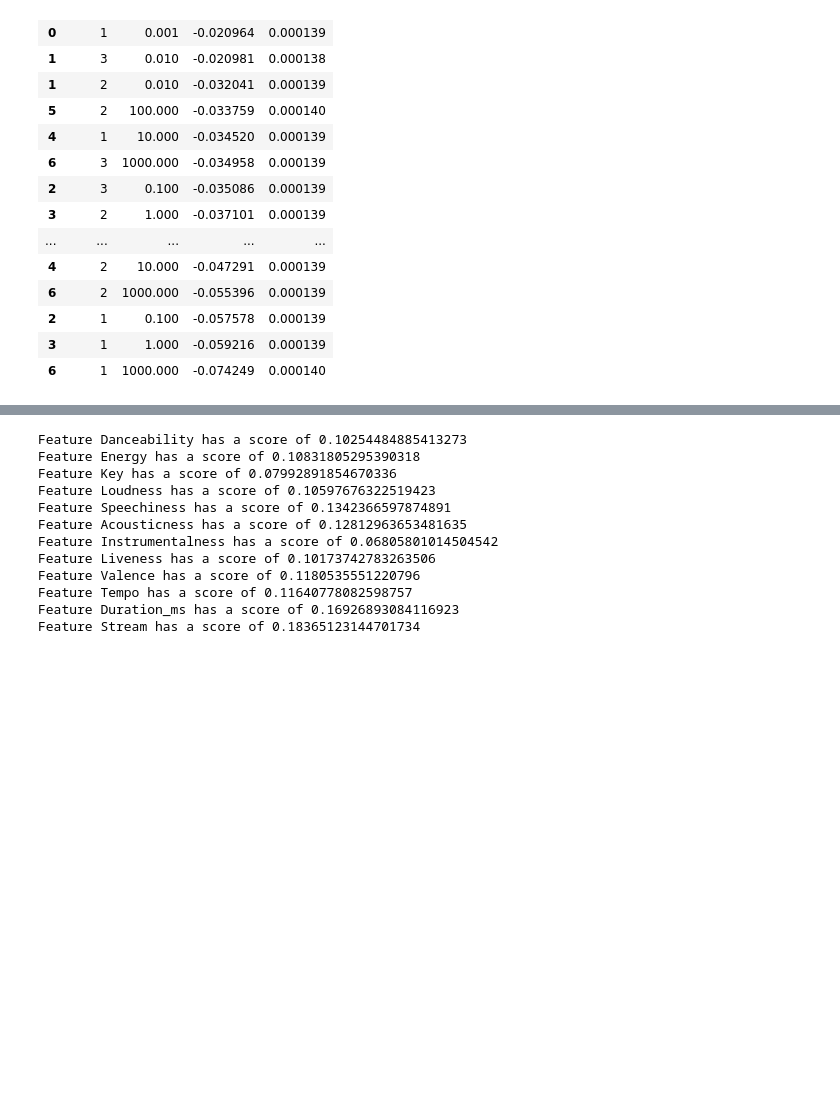
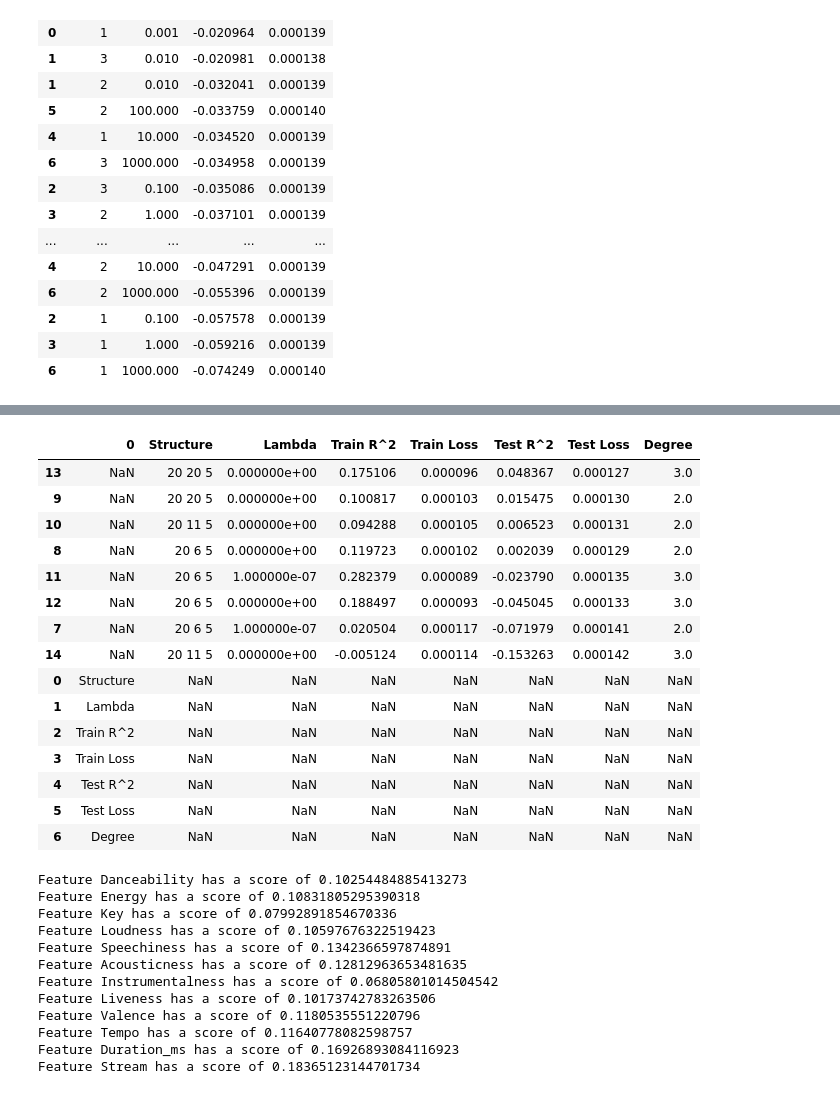
Before and after one commit to NickyDCFP/Machine-Learning-4563-Final-Project, a Jupyter notebook: keras.ipynb, the cells around one changed output, grey strips where cells are left out. Cells and saved outputs as stored; diff of their text form; code cells hidden in the pictures; blank space fills up the shorter version.

```diff
--- a/keras.ipynb
+++ b/keras.ipynb
@@ -548,0 +633,21 @@ display(test_df)
+# %%
+t = res[res['Degree'] != 'NaN'].sort_values(by='Test R^2', ascending=False)
+t['Degree'] += 2
+display(t)
+# %% [output]
+|  | 0 | Structure | Lambda | Train R^2 | Train Loss | Test R^2 | Test Loss | Degree |
+| 13 | NaN | 20 20 5 | 0.000000e+00 | 0.175106 | 0.000096 | 0.048367 | 0.000127 | 3.0 |
+| 9 | NaN | 20 20 5 | 0.000000e+00 | 0.100817 | 0.000103 | 0.015475 | 0.000130 | 2.0 |
+| 10 | NaN | 20 11 5 | 0.000000e+00 | 0.094288 | 0.000105 | 0.006523 | 0.000131 | 2.0 |
+| 8 | NaN | 20 6 5 | 0.000000e+00 | 0.119723 | 0.000102 | 0.002039 | 0.000129 | 2.0 |
+| 11 | NaN | 20 6 5 | 1.000000e-07 | 0.282379 | 0.000089 | -0.023790 | 0.000135 | 3.0 |
+| 12 | NaN | 20 6 5 | 0.000000e+00 | 0.188497 | 0.000093 | -0.045045 | 0.000133 | 3.0 |
+| 7 | NaN | 20 6 5 | 1.000000e-07 | 0.020504 | 0.000117 | -0.071979 | 0.000141 | 2.0 |
+| 14 | NaN | 20 11 5 | 0.000000e+00 | -0.005124 | 0.000114 | -0.153263 | 0.000142 | 3.0 |
+| 0 | Structure | NaN | NaN | NaN | NaN | NaN | NaN | NaN |
+| 1 | Lambda | NaN | NaN | NaN | NaN | NaN | NaN | NaN |
+| 2 | Train R^2 | NaN | NaN | NaN | NaN | NaN | NaN | NaN |
+| 3 | Train Loss | NaN | NaN | NaN | NaN | NaN | NaN | NaN |
+| 4 | Test R^2 | NaN | NaN | NaN | NaN | NaN | NaN | NaN |
+| 5 | Test Loss | NaN | NaN | NaN | NaN | NaN | NaN | NaN |
+| 6 | Degree | NaN | NaN | NaN | NaN | NaN | NaN | NaN |
```
Also changed, not shown: parts of 6 cells of this notebook, 1 other file.
